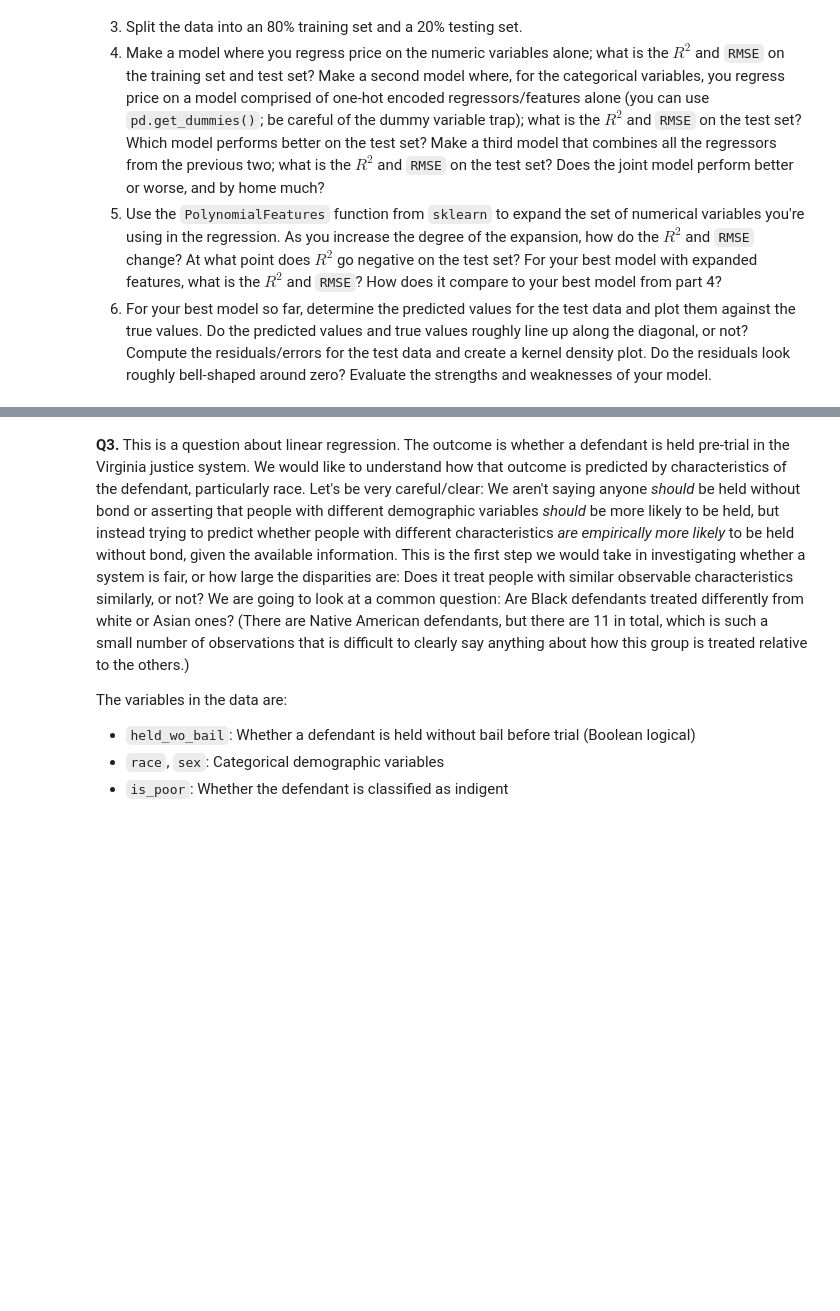
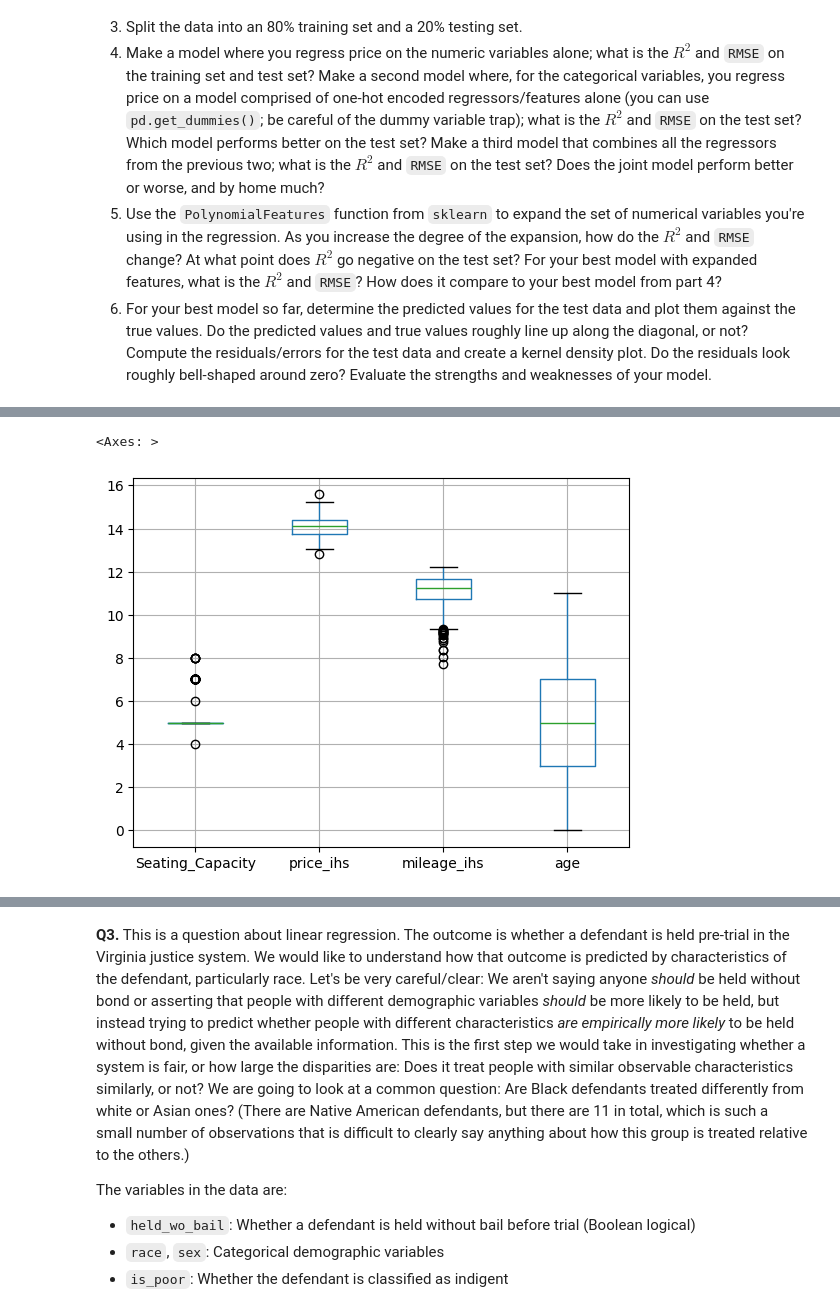
Before and after one commit to henqc/linearRegression, a Jupyter notebook: assignment.ipynb, the cells around one changed output, grey strips where cells are left out. Saved outputs shown, nothing was run; the diff lists cells and outputs as text; code cells hidden in the pictures; blank space fills up the shorter version.

```diff
--- a/assignment.ipynb
+++ b/assignment.ipynb
@@ -201,0 +222,12 @@ The coefficent changed from 1.03 to 0.63 from parts 4 to 5 becuase including 'Ro
+# %%
+# Transform 'Price' and 'Mileage_Run' in df using inverse hyperbolic sine, calculate 'age' from 'Make_Year', drop specified columns
+df['price_ihs'] = np.arcsinh(df['Price'])
+df['mileage_ihs'] = np.arcsinh(df['Mileage_Run'])
+df['age'] = max(df['Make_Year'])-df['Make_Year']
+df = df.drop(['Price','Mileage_Run','Make_Year','Unnamed: 0'],axis=1)
+# %%
+# Create boxplot
+df.boxplot()
+# %% [output]
+<Axes: >
+[figure, added]
```
Also changed, not shown: parts of 34 cells of this notebook.
